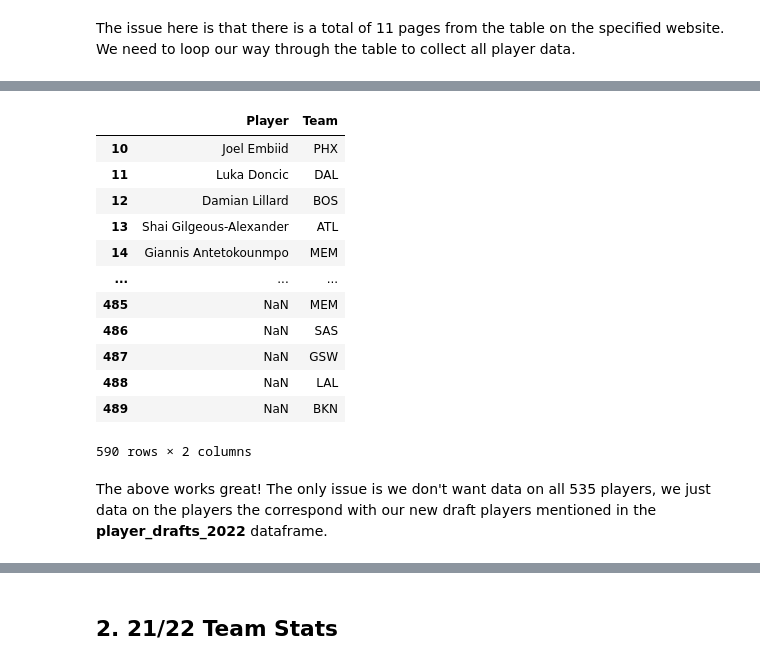
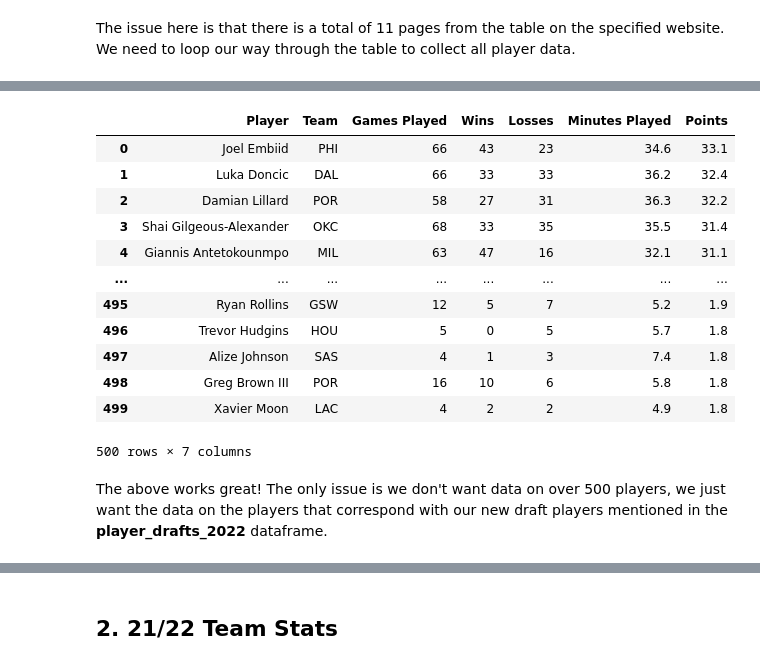
Before and after one commit to thopsialive/NBA-Drafts-Player-Impact, a Jupyter notebook: NBA Drafted Player Impact.ipynb, the cells around one changed output, grey strips where cells are left out. Saved outputs shown, nothing was run; the diff lists cells and outputs as text; code cells hidden in the pictures.

Commit message:
1/4 way player data extracted

```diff
--- a/NBA Drafted Player Impact.ipynb
+++ b/NBA Drafted Player Impact.ipynb
@@ -367,0 +364,9 @@ driver0.quit()
+# %%
+# Remove empty entries from the list
+player_listcl = [item for item in player_list if item != '']
+team_listcl = [item for item in team_list if item != '']
+gamesplayed_listcl = [item for item in gamesplayed_list if item != '']
+wins_listcl = [item for item in wins_list if item != '']
+losses_listcl = [item for item in losses_list if item != '']
+minplayed_listcl = [item for item in minplayed_list if item != '']
+points_listcl = [item for item in points_list if item != '']
@@ -368,9 +395,10 @@ driver0.quit()
 # %%
 import pandas as pd
 
-player_list = pd.DataFrame(player_list, columns=['Player'])
-team_list = pd.DataFrame(team_list, columns=['Team'])
-
-# Remove rows with empty cells in each DataFrame
-player_list = player_list[player_list['Player'] != '']
-team_list = team_list[team_list['Team'] != '']
+player_df = pd.DataFrame(player_listcl, columns=['Player'])
+team_df = pd.DataFrame(team_listcl, columns=['Team'])
+gamesplayed_df = pd.DataFrame(gamesplayed_listcl, columns=['Games Played'])
+wins_df = pd.DataFrame(wins_listcl, columns=['Wins'])
+losses_df = pd.DataFrame(losses_listcl, columns=['Losses'])
+minplayed_df = pd.DataFrame(minplayed_listcl, columns=['Minutes Played'])
+points_df = pd.DataFrame(points_listcl, columns=['Points'])
@@ -390,25 +424,27 @@ So we good.
 # %%
 import pandas as pd
 
 # Merge the DataFrames into a single DataFrame
-df0 = pd.concat([player_list, team_list], axis=1)
+df0 = pd.concat([player_df, team_df, gamesplayed_df,
+                 wins_df, losses_df, minplayed_df,
+                 points_df], axis=1)
 df0
 # %% [output]
-|  | Player | Team |
-| 10 | Joel Embiid | PHX |
-| 11 | Luka Doncic | DAL |
-| 12 | Damian Lillard | BOS |
-| 13 | Shai Gilgeous-Alexander | ATL |
-| 14 | Giannis Antetokounmpo | MEM |
-| ... | ... | ... |
-| 485 | NaN | MEM |
-| 486 | NaN | SAS |
-| 487 | NaN | GSW |
-| 488 | NaN | LAL |
-| 489 | NaN | BKN |
+|  | Player | Team | Games Played | Wins | Losses | Minutes Played | Points |
+| 0 | Joel Embiid | PHI | 66 | 43 | 23 | 34.6 | 33.1 |
+| 1 | Luka Doncic | DAL | 66 | 33 | 33 | 36.2 | 32.4 |
+| 2 | Damian Lillard | POR | 58 | 27 | 31 | 36.3 | 32.2 |
+| 3 | Shai Gilgeous-Alexander | OKC | 68 | 33 | 35 | 35.5 | 31.4 |
+| 4 | Giannis Antetokounmpo | MIL | 63 | 47 | 16 | 32.1 | 31.1 |
+| ... | ... | ... | ... | ... | ... | ... | ... |
+| 495 | Ryan Rollins | GSW | 12 | 5 | 7 | 5.2 | 1.9 |
+| 496 | Trevor Hudgins | HOU | 5 | 0 | 5 | 5.7 | 1.8 |
+| 497 | Alize Johnson | SAS | 4 | 1 | 3 | 7.4 | 1.8 |
+| 498 | Greg Brown III | POR | 16 | 10 | 6 | 5.8 | 1.8 |
+| 499 | Xavier Moon | LAC | 4 | 2 | 2 | 4.9 | 1.8 |
-590 rows × 2 columns
+500 rows × 7 columns
 # %% [markdown]
-The above works great! The only issue is we don't want data on all 535 players, we just data on the players the correspond with our new draft players mentioned in the **player_drafts_2022** dataframe.
+The above works great! The only issue is we don't want data on over 500 players, we just want the data on the players that correspond with our new draft players mentioned in the **player_drafts_2022** dataframe.
 # %%
 # Filter the draft_player_stats_2022 dataframe to keep only rows with names in the Player coloumn of the player_drafts_2022 dataframe
 filtered_df0 = df0[df0['Player'].isin(df['Player'])]
```
Also changed, not shown: parts of 17 cells of this notebook, 2 other files.
